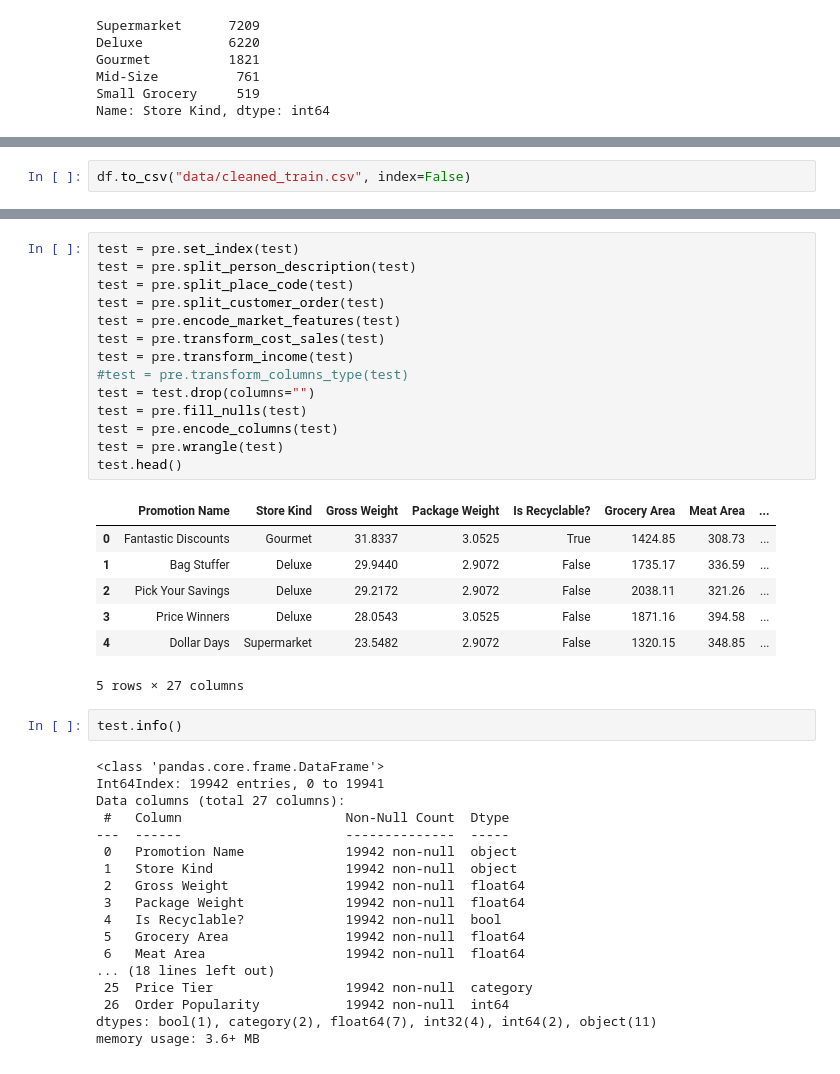
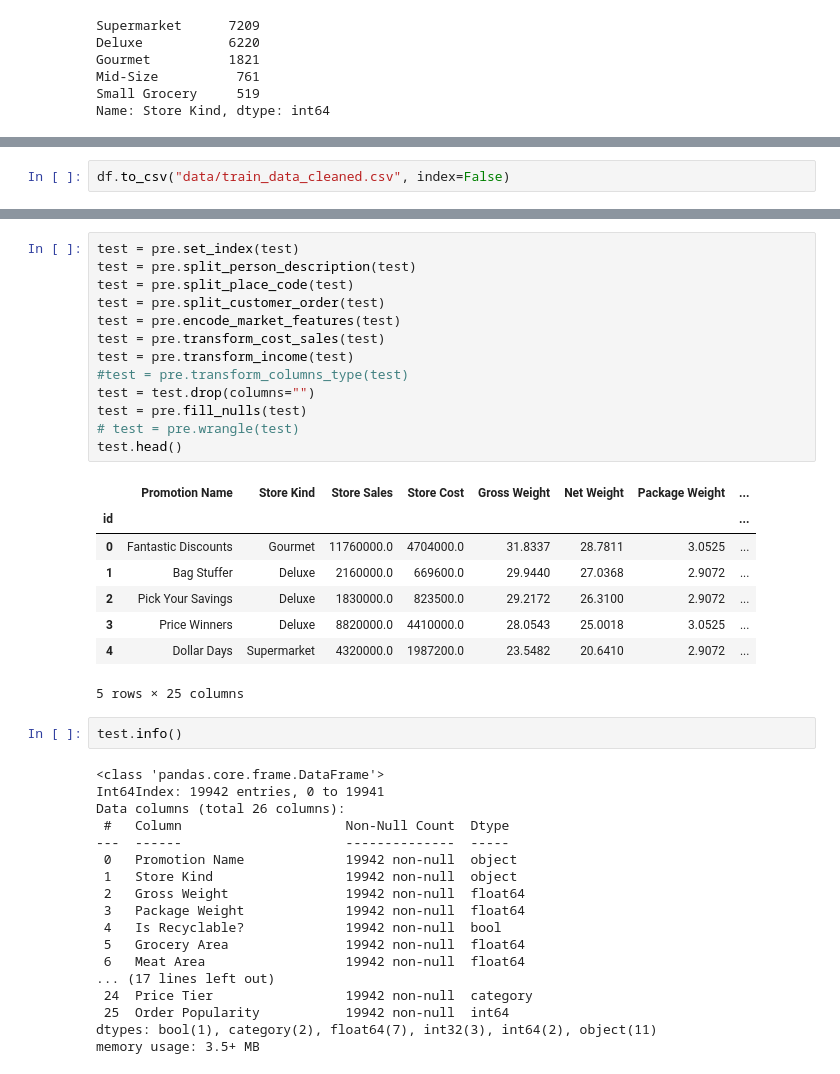
Before and after one commit to kershrita/Predicting-Market-Costs, a Jupyter notebook: data pre-processing.ipynb, the cells around one changed output, grey strips where cells are left out. Saved outputs shown, nothing was run; the diff lists cells and outputs as text.

```diff
--- a/data pre-processing.ipynb
+++ b/data pre-processing.ipynb
@@ -465,5 +396,5 @@ df.head()
 # %%
-df.to_csv("data/cleaned_train.csv", index=False)
+df.to_csv("data/train_data_cleaned.csv", index=False)
 # %%
 test = pd.read_csv("data/test.csv")
 test.head(3)
@@ -495,31 +426,31 @@ memory usage: 2.7+ MB
 # %%
 test = pre.set_index(test)
 test = pre.split_person_description(test)
 test = pre.split_place_code(test)
 test = pre.split_customer_order(test)
 test = pre.encode_market_features(test)
 test = pre.transform_cost_sales(test)
 test = pre.transform_income(test)
 #test = pre.transform_columns_type(test)
 test = test.drop(columns="")
 test = pre.fill_nulls(test)
-test = pre.encode_columns(test)
-test = pre.wrangle(test)
+# test = pre.wrangle(test)
 test.head()
 # %% [output]
-|  | Promotion Name | Store Kind | Gross Weight | Package Weight | Is Recyclable? | Grocery Area | Meat Area | ... |
-| 0 | Fantastic Discounts | Gourmet | 31.8337 | 3.0525 | True | 1424.85 | 308.73 | ... |
-| 1 | Bag Stuffer | Deluxe | 29.9440 | 2.9072 | False | 1735.17 | 336.59 | ... |
-| 2 | Pick Your Savings | Deluxe | 29.2172 | 2.9072 | False | 2038.11 | 321.26 | ... |
-| 3 | Price Winners | Deluxe | 28.0543 | 3.0525 | False | 1871.16 | 394.58 | ... |
-| 4 | Dollar Days | Supermarket | 23.5482 | 2.9072 | False | 1320.15 | 348.85 | ... |
+|  | Promotion Name | Store Kind | Store Sales | Store Cost | Gross Weight | Net Weight | Package Weight | ... |
+| id |  |  |  |  |  |  |  | ... |
+| 0 | Fantastic Discounts | Gourmet | 11760000.0 | 4704000.0 | 31.8337 | 28.7811 | 3.0525 | ... |
+| 1 | Bag Stuffer | Deluxe | 2160000.0 | 669600.0 | 29.9440 | 27.0368 | 2.9072 | ... |
+| 2 | Pick Your Savings | Deluxe | 1830000.0 | 823500.0 | 29.2172 | 26.3100 | 2.9072 | ... |
+| 3 | Price Winners | Deluxe | 8820000.0 | 4410000.0 | 28.0543 | 25.0018 | 3.0525 | ... |
+| 4 | Dollar Days | Supermarket | 4320000.0 | 1987200.0 | 23.5482 | 20.6410 | 2.9072 | ... |
-5 rows × 27 columns
+5 rows × 25 columns
 # %%
 test.info()
 # %% [output]
 <class 'pandas.core.frame.DataFrame'>
 Int64Index: 19942 entries, 0 to 19941
-Data columns (total 27 columns):
+Data columns (total 26 columns):
  #   Column                     Non-Null Count  Dtype
 ---  ------                     --------------  -----
  0   Promotion Name             19942 non-null  object
@@ -529,11 +460,11 @@ Data columns (total 27 columns):
  4   Is Recyclable?             19942 non-null  bool
  5   Grocery Area               19942 non-null  float64
  6   Meat Area                  19942 non-null  float64
-... (18 lines left out)
- 25  Price Tier                 19942 non-null  category
- 26  Order Popularity           19942 non-null  int64
-dtypes: bool(1), category(2), float64(7), int32(4), int64(2), object(11)
-memory usage: 3.6+ MB
+... (17 lines left out)
+ 24  Price Tier                 19942 non-null  category
+ 25  Order Popularity           19942 non-null  int64
+dtypes: bool(1), category(2), float64(7), int32(3), int64(2), object(11)
+memory usage: 3.5+ MB
 # %%
 test.isna().sum()
 # %% [output]
```
Also changed, not shown: parts of 27 cells of this notebook.
